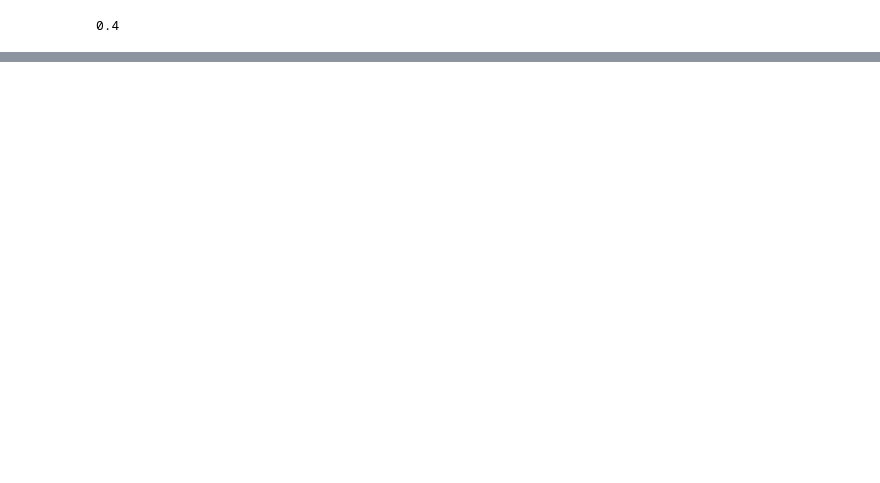
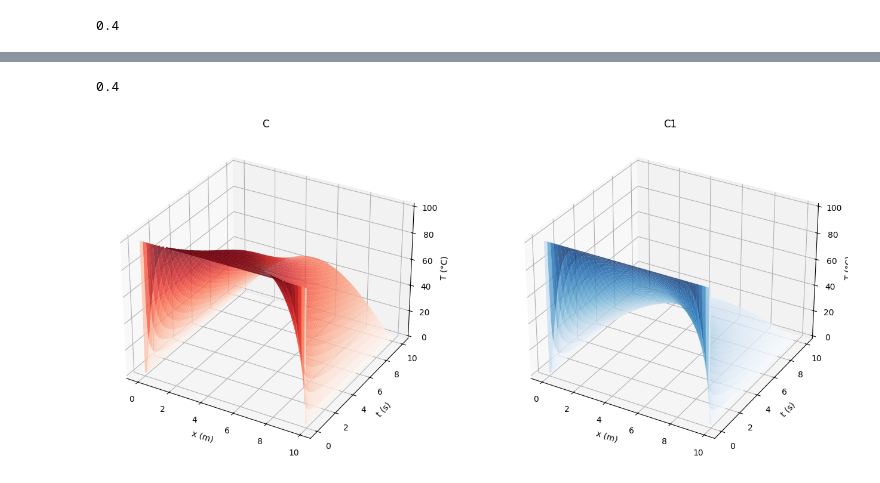
Before and after one commit to Holeryn/Metodi-Computazionali, a Jupyter notebook: ese4/calore.ipynb, the cells around one changed output, grey strips where cells are left out. Cells and saved outputs as stored; diff of their text form; code cells hidden in the pictures; blank space fills up the shorter version.

```diff
--- a/ese4/calore.ipynb
+++ b/ese4/calore.ipynb
@@ -40,7 +41,8 @@ nu = DT/(DX**2)
 print(nu)
 for i in range(T):
     C[1:-1,1:] = C[1:-1, :-1] + nu*(C[2:,:-1] + C[:-2,:-1] - 2*C[1:-1,:-1])
-    C[:, 0] = T_max * np.exp(-((x - mu)**2) / (2 * sigma**2))
+    C[0:, 0] = TS
+    C[N:, 0] = TD
 
 # Ricorda che il nu deve rispettare la condizione di von neuman
 # (20.21) sul landau
@@ -95,0 +82,42 @@ FigureWidget({
+# %%
+nu = DT/(DX**2)
+h = 0.0005
+print(nu)
+for i in range(T):
+    C1[1:-1,1:] = C1[1:-1, :-1] + nu*(C1[2:,:-1] + C1[:-2,:-1] - 2*C1[1:-1,:-1]) - h*C1[1:-1, :-1]
+    C1[0:, 0] = TS
+    C1[N:, 0] = TD
+
+# Ricorda che il nu deve rispettare la condizione di von neuman
+# (20.21) sul landau
+# %% [output]
+0.4
+# %%
+import matplotlib.pyplot as plt
+import numpy as np
+
+x = np.arange(C.shape[0]) * DX
+t = np.arange(C.shape[1]) * DT
+
+X, T_grid = np.meshgrid(x, t)
+
+fig = plt.figure(figsize=(14, 6))
+
+ax1 = fig.add_subplot(121, projection='3d')
+ax1.plot_surface(X, T_grid, C.T, cmap='Reds', alpha=0.8)
+ax1.set_xlabel('x (m)')
+ax1.set_ylabel('t (s)')
+ax1.set_zlabel('T (°C)')
+ax1.set_title('C')
+
+ax2 = fig.add_subplot(122, projection='3d')
+ax2.plot_surface(X, T_grid, C1.T, cmap='Blues', alpha=0.8)
+ax2.set_xlabel('x (m)')
+ax2.set_ylabel('t (s)')
+ax2.set_zlabel('T (°C)')
+ax2.set_title('C1')
+
+plt.tight_layout()
+plt.show()
+# %% [output]
+[figure, added]
```
Also changed, not shown: parts of 3 cells of this notebook, 1 other file.
